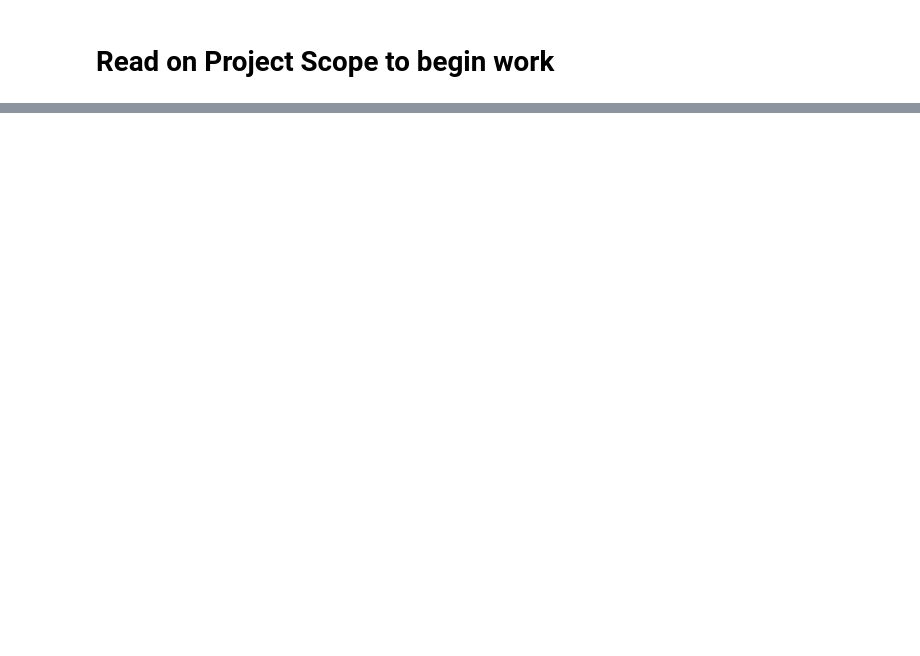
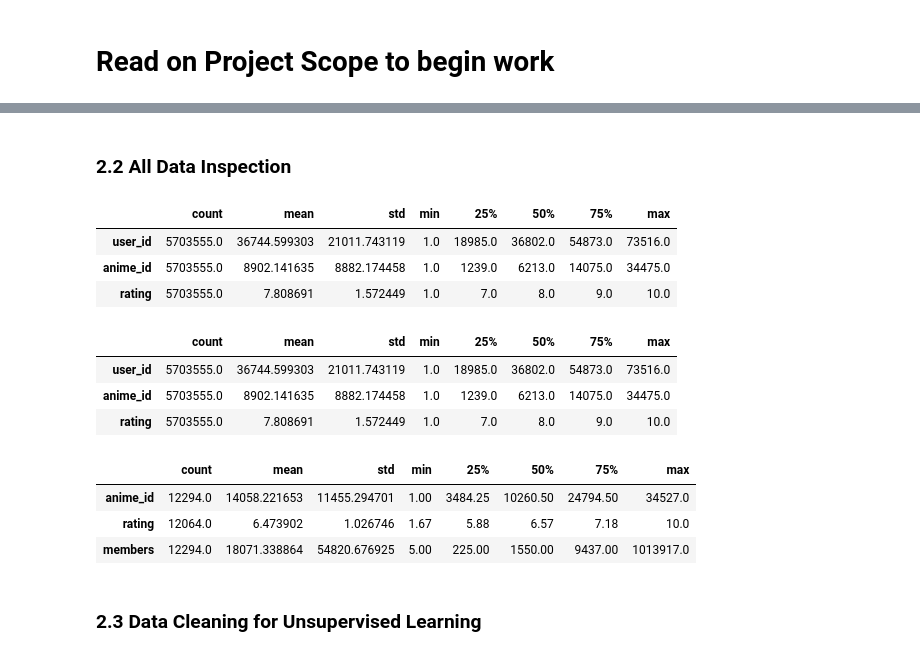
Before and after one commit to mneo823/25_NM_TM_PTDS_Classification_Project, a Jupyter notebook: model.ipynb, the cells around one changed output, grey strips where cells are left out. Cells and saved outputs as stored; diff of their text form; code cells hidden in the pictures; blank space fills up the shorter version.

```diff
--- a/model.ipynb
+++ b/model.ipynb
@@ -218,0 +276,34 @@ while breaker:
+# %%
+import pandas as pd
+import numpy as np
+import re
+import nltk
+
+from sklearn.feature_extraction.text import TfidfVectorizer, CountVectorizer
+from sklearn.model_selection import train_test_split
+from sklearn.linear_model import LogisticRegression
+from sklearn.metrics import accuracy_score, classification_report, confusion_matrix, f1_score
+from sklearn.preprocessing import LabelEncoder
+
+from nltk.tokenize import word_tokenize
+from nltk.corpus import stopwords
+from nltk.stem import WordNetLemmatizer, PorterStemmer
+
+# Download necessary NLTK data
+nltk.download('punkt')
+nltk.download('wordnet')
+nltk.download('stopwords')
+nltk.download('omw-1.4')
+
+import pandas as pd
+# Load train and test data directly from GitHub
+train_url = 'https://raw.githubusercontent.com/claudiaewilson/Unsupervised_Learning_Project/main/Data/train.csv'
+test_url = 'https://raw.githubusercontent.com/claudiaewilson/Unsupervised_Learning_Project/main/Data/test.csv'
+anime_url = 'https://raw.githubusercontent.com/claudiaewilson/Unsupervised_Learning_Project/main/Data/anime.csv'
+
+train = pd.read_csv(train_url)
+test = pd.read_csv(test_url)
+anime = pd.read_csv(anime_url)
+# Display the first few rows of each DataFrame
+display(train.head(), test.head(), anime.head())
+nltk.download('punkt_tab')
@@ -218,0 +345,34 @@ while breaker:
+# %% [markdown]
+### 2.2 All Data Inspection
+# %%
+# Describe numeric columns
+test.describe().T
+#train.describe().T
+#anime.describe().T
+# %% [output]
+|  | count | mean | std | min | 25% | 50% | 75% | max |
+| user_id | 5703555.0 | 36744.599303 | 21011.743119 | 1.0 | 18985.0 | 36802.0 | 54873.0 | 73516.0 |
+| anime_id | 5703555.0 | 8902.141635 | 8882.174458 | 1.0 | 1239.0 | 6213.0 | 14075.0 | 34475.0 |
+| rating | 5703555.0 | 7.808691 | 1.572449 | 1.0 | 7.0 | 8.0 | 9.0 | 10.0 |
+# %%
+# Describe numeric columns
+#test.describe().T
+train.describe().T
+#anime.describe().T
+# %% [output]
+|  | count | mean | std | min | 25% | 50% | 75% | max |
+| user_id | 5703555.0 | 36744.599303 | 21011.743119 | 1.0 | 18985.0 | 36802.0 | 54873.0 | 73516.0 |
+| anime_id | 5703555.0 | 8902.141635 | 8882.174458 | 1.0 | 1239.0 | 6213.0 | 14075.0 | 34475.0 |
+| rating | 5703555.0 | 7.808691 | 1.572449 | 1.0 | 7.0 | 8.0 | 9.0 | 10.0 |
+# %%
+# Describe numeric columns
+#test.describe().T
+#train.describe().T
+anime.describe().T
+# %% [output]
+|  | count | mean | std | min | 25% | 50% | 75% | max |
+| anime_id | 12294.0 | 14058.221653 | 11455.294701 | 1.00 | 3484.25 | 10260.50 | 24794.50 | 34527.0 |
+| rating | 12064.0 | 6.473902 | 1.026746 | 1.67 | 5.88 | 6.57 | 7.18 | 10.0 |
+| members | 12294.0 | 18071.338864 | 54820.676925 | 5.00 | 225.00 | 1550.00 | 9437.00 | 1013917.0 |
+# %% [markdown]
+### 2.3 Data Cleaning for Unsupervised Learning
```
Also changed, not shown: parts of 15 cells of this notebook, 4 other files.
